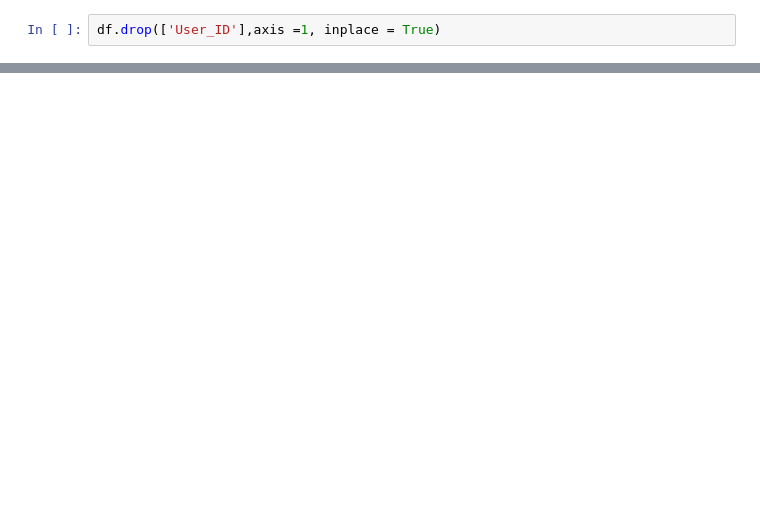
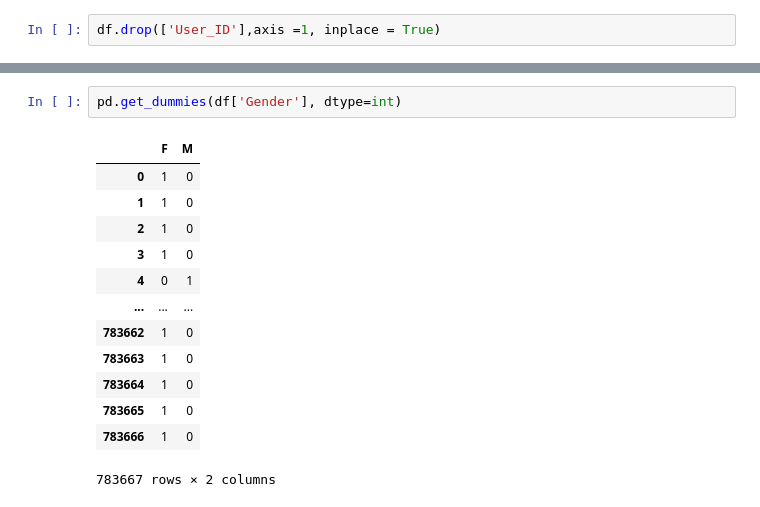
Before and after one commit to ashuwebdevloper/EDA, a Jupyter notebook: clean.ipynb, the cells around one changed output, grey strips where cells are left out. Cells and saved outputs as stored; diff of their text form; blank space fills up the shorter version.

```diff
--- a/clean.ipynb
+++ b/clean.ipynb
@@ -140,3 +123,19 @@ df.head()
 | 2 | P00087842 | F | 0-17 | 10 | A | 2 | 0 | ... |
 | 3 | P00085442 | F | 0-17 | 10 | A | 2 | 0 | ... |
 | 4 | P00285442 | M | 55+ | 16 | C | 4+ | 0 | ... |
+# %%
+pd.get_dummies(df['Gender'], dtype=int)
+# %% [output]
+|  | F | M |
+| 0 | 1 | 0 |
+| 1 | 1 | 0 |
+| 2 | 1 | 0 |
+| 3 | 1 | 0 |
+| 4 | 0 | 1 |
+| ... | ... | ... |
+| 783662 | 1 | 0 |
+| 783663 | 1 | 0 |
+| 783664 | 1 | 0 |
+| 783665 | 1 | 0 |
+| 783666 | 1 | 0 |
+783667 rows × 2 columns
```
Also changed, not shown: parts of 9 cells of this notebook.
